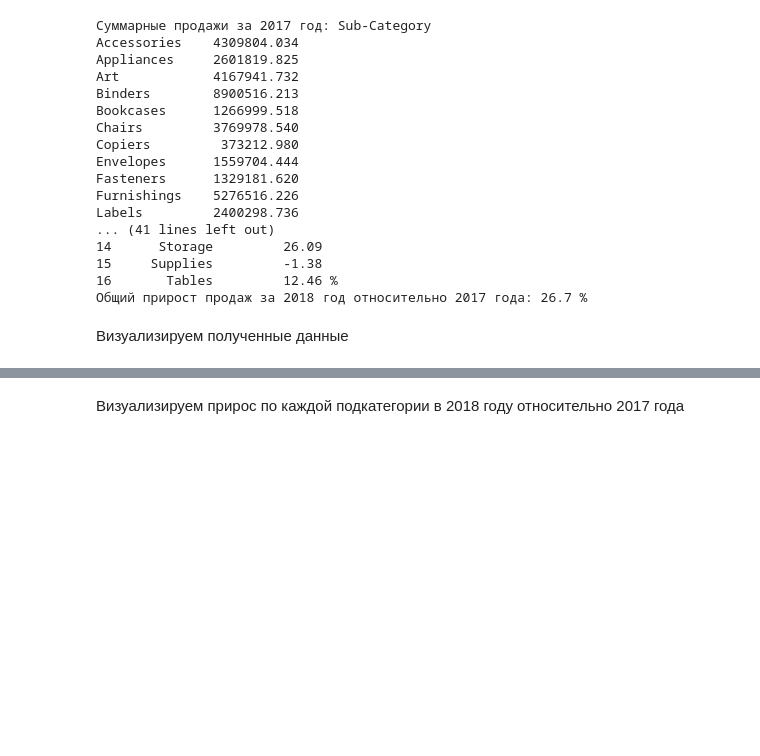
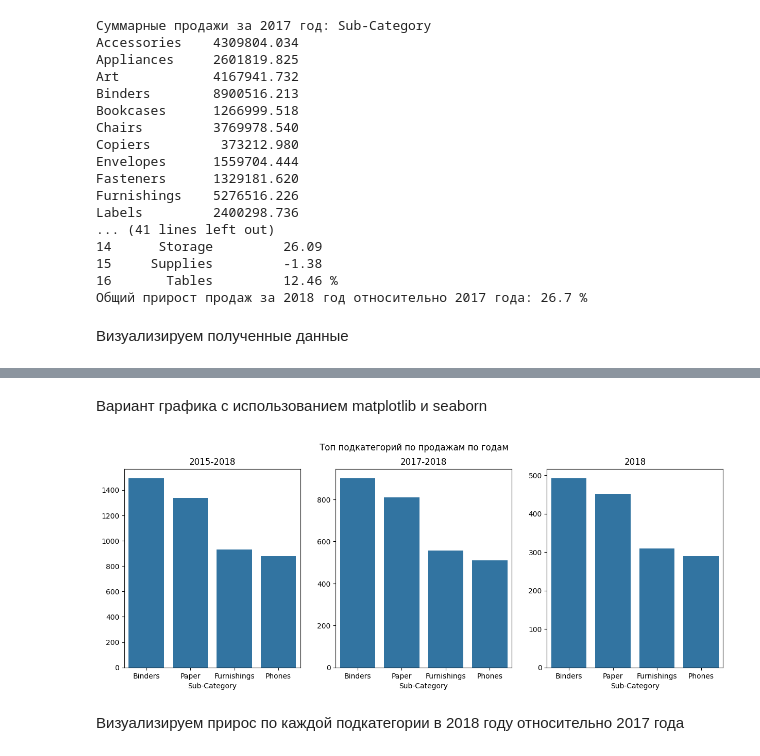
Before and after one commit to PwahblCrybaby/Avangard-Task, a Jupyter notebook: Train Task.ipynb, the cells around one changed output, grey strips where cells are left out. Saved outputs shown, nothing was run; the diff lists cells and outputs as text; code cells hidden in the pictures; blank space fills up the shorter version.

Commit message:
add neew readable graphs

```diff
--- a/Train Task.ipynb
+++ b/Train Task.ipynb
@@ -219,3 +215,23 @@ fig.show()
+# %% [markdown]
+Вариант графика с использованием matplotlib и seaborn
+# %%
+
+fig, axes = plt.subplots(1, 3, figsize=(15, 5))
+fig.suptitle('Топ подкатегорий по продажам по годам')
+
+sns.barplot(x=top_sub_cat_all.index, y=top_sub_cat_all.values, ax=axes[0])
+axes[0].set_title('2015-2018')
+
+sns.barplot(x=top_sub_cat_two_years.index, y=top_sub_cat_two_years.values, ax=axes[1])
+axes[1].set_title('2017-2018')
+
+sns.barplot(x=top_sub_cat_one_years.index, y=top_sub_cat_one_years.values, ax=axes[2])
+axes[2].set_title('2018')
+
+# Отображение графика
+plt.show()
+# %% [output]
+[figure, added]
 # %% [markdown]
 Визуализируем прирос по каждой подкатегории в 2018 году относительно 2017 года
 # %%
```
Also changed, not shown: parts of 16 cells of this notebook.
